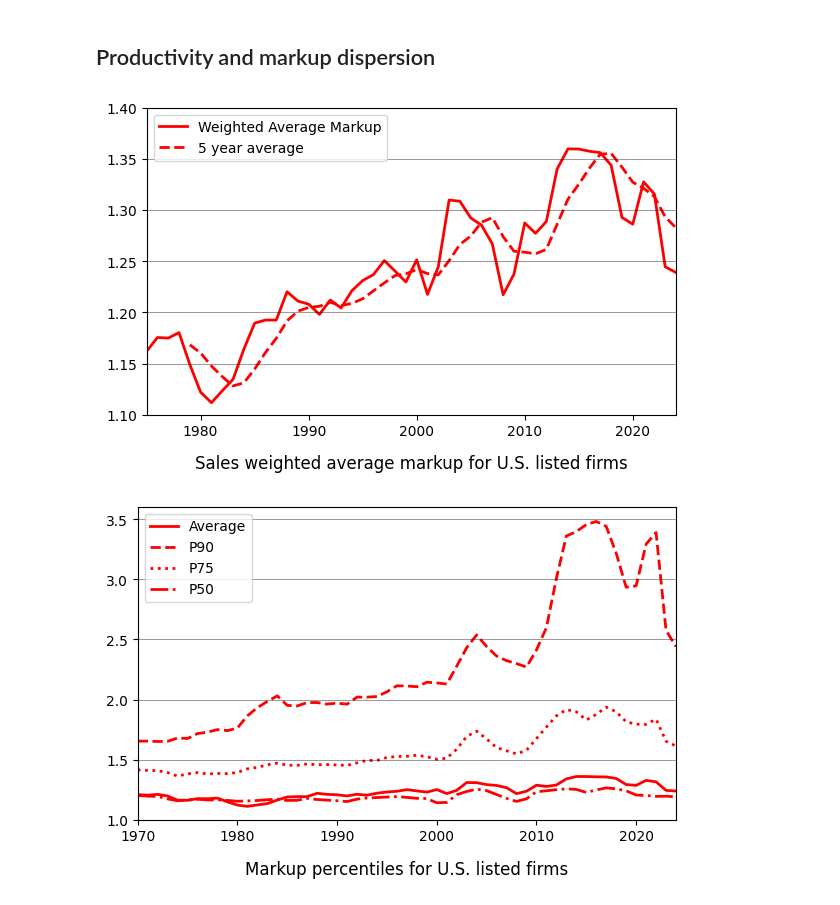
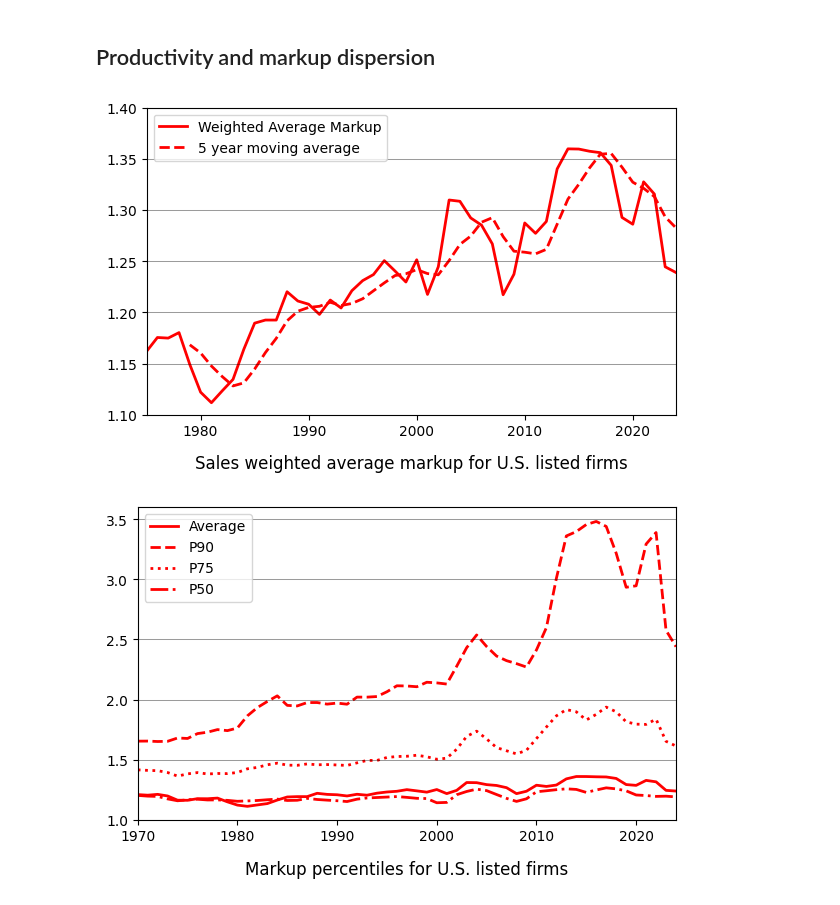
Before and after one commit to ollie-gregory/dynamism_and_productivity_growth, a Jupyter notebook: notebooks/analysis.ipynb, the cells around one changed output. Drawn from its saved outputs; the diff is of its cells as text; code cells hidden in the pictures.

```diff
--- a/notebooks/analysis.ipynb
+++ b/notebooks/analysis.ipynb
@@ -190,38 +295,38 @@ plot_df = weighted_avg_markup[weighted_avg_markup['year'] >= 1975].copy()
 fig, ax = plt.subplots(figsize=(6, 4))
 
 ax.plot(plot_df['year'], plot_df['weighted_avg_markup'], 'r-', label='Weighted Average Markup', linewidth=2)
-ax.plot(plot_df['year'], plot_df['weighted_avg_markup'].rolling(5, min_periods=5).mean(), 'r--', label="5 year average",linewidth=2,)
+ax.plot(plot_df['year'], plot_df['weighted_avg_markup'].rolling(5, min_periods=5).mean(), 'r--', label="5 year moving average",linewidth=2,)
 
 ax.set_ylim(1.1, 1.4)
 ax.set_xlim(min(plot_df['year']), max(plot_df['year']))
 ax.grid(True, axis='y', linestyle='-', alpha=0.2)
 ax.legend(loc='upper left')
 
 # Add horizontal lines at specific y-values
 ax.axhline(y=1.15, color='black', linestyle='-', alpha=0.5, linewidth=0.5)
 ax.axhline(y=1.20, color='black', linestyle='-', alpha=0.5, linewidth=0.5)
 ax.axhline(y=1.25, color='black', linestyle='-', alpha=0.5, linewidth=0.5)
 ax.axhline(y=1.30, color='black', linestyle='-', alpha=0.5, linewidth=0.5)
 ax.axhline(y=1.35, color='black', linestyle='-', alpha=0.5, linewidth=0.5)
 
 # Add labels and title
 ax.set_xlabel('', fontsize=12)
 ax.set_ylabel('', fontsize=12)
 ax.set_title('Sales weighted average markup for U.S. listed firms', fontsize=12, loc='center', y=-0.2)
 
 # Add source note
 # fig.text(0.5, -0.05, '(Compustat data, estimates from De Loecker, Eeckhout, Unger 2020)',
 #            ha='center', fontsize=10)
 
 # Format x-axis with decades
 ax.xaxis.set_major_locator(ticker.MultipleLocator(10))
 ax.xaxis.set_major_formatter(ticker.FormatStrFormatter('%d'))
 
 fig.tight_layout()
 
 plt.show()
 # %% [output]
-[figure, old version]
+[figure, new version]
 # %%
 plot_df = df[df['year'] >= 1970].copy()
 
```
Also changed, not shown: parts of 16 cells of this notebook, 28 other files.
